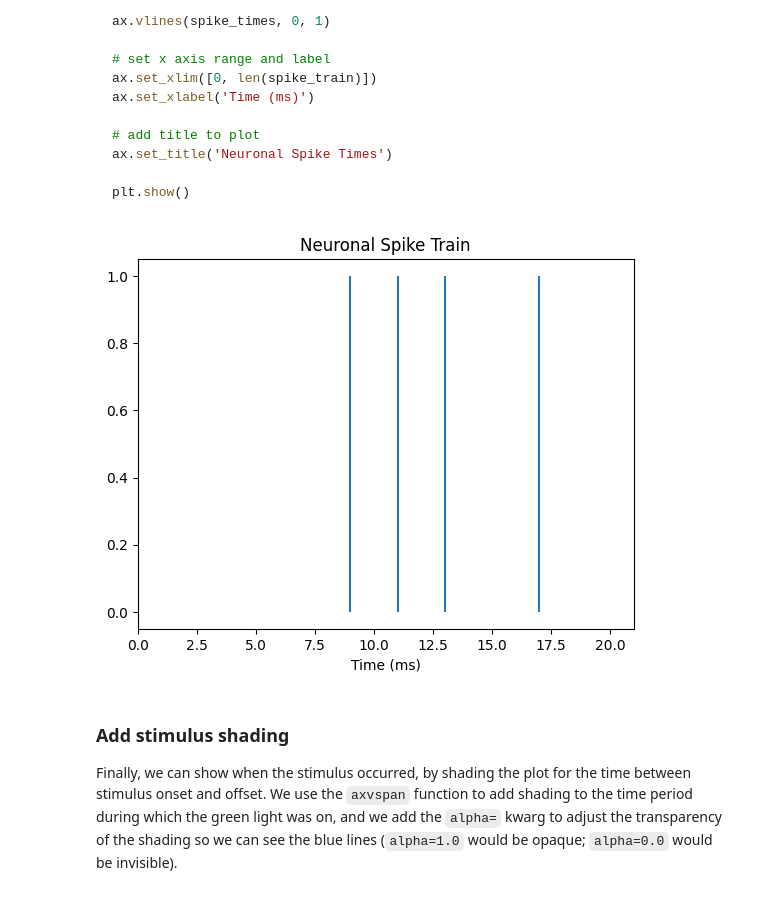
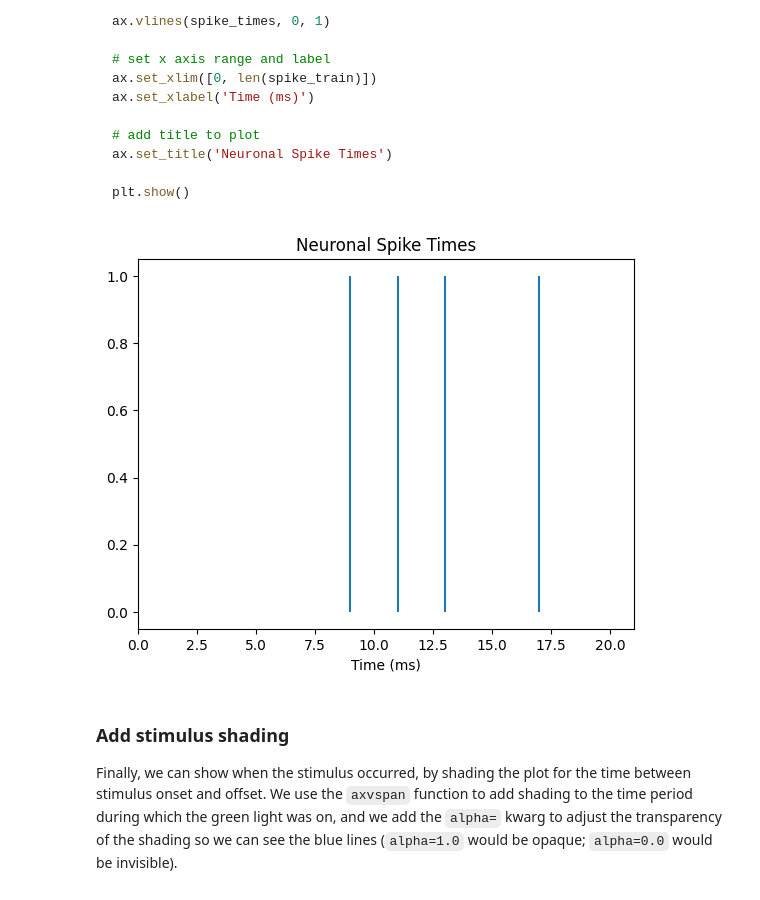
Before and after one commit to dm748329/Single-Unit-Data, a Jupyter notebook: 1 - intro_spike_trains.ipynb, the cells around one changed output. Drawn from its saved outputs; the diff is of its cells as text; code cells hidden in the pictures.

```diff
--- a/1 - intro_spike_trains.ipynb
+++ b/1 - intro_spike_trains.ipynb
@@ -190,16 +190,18 @@ plt.show()
 ~~~
 # %%
 fig, ax = plt.subplots()
-ax.vlines(spike_times, 0, 1)
+plt.vlines(spike_times, 0, 1)
 
+# set x axis range and label
 ax.set_xlim([0, len(spike_train)])
 ax.set_xlabel('Time (ms)')
 
-ax.set_title('Neuronal Spike Train')
+# add title to plot
+ax.set_title('Neuronal Spike Times')
 
 plt.show()
 # %% [output]
-[figure, old version]
+[figure, new version]
 # %% [markdown]
 ### Add stimulus shading
 
```
Also changed, not shown: parts of 4 cells of this notebook.
